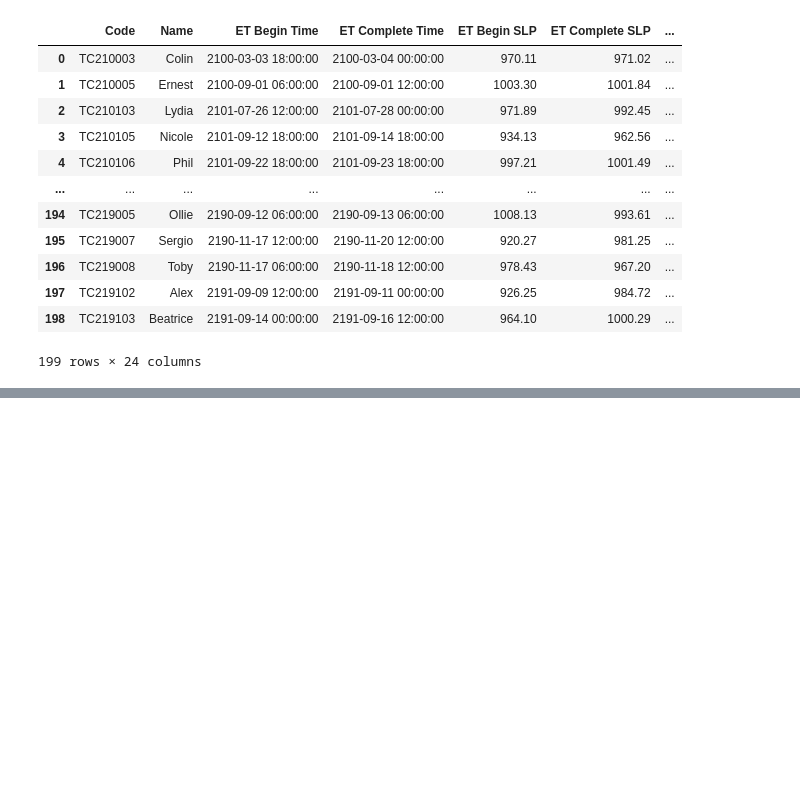
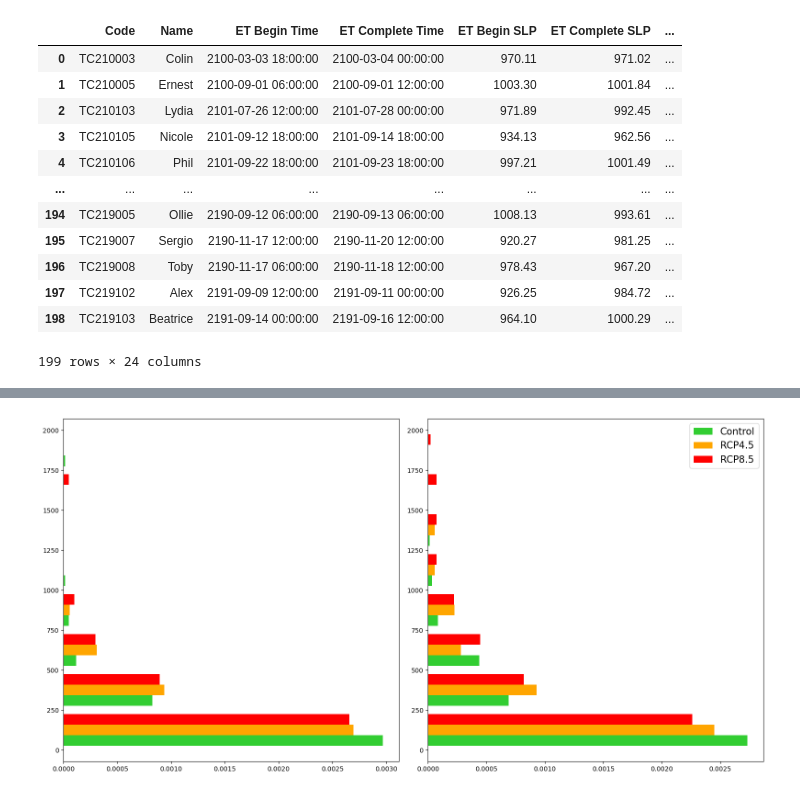
Before and after one commit to Luigi728/ExtraTrack_Github, a Jupyter notebook: RCP_Analysis/RCP_Analysis_V6.7.2.ipynb, the cells around one changed output, grey strips where cells are left out. Saved outputs shown, nothing was run; the diff lists cells and outputs as text; code cells hidden in the pictures; blank space fills up the shorter version.

```diff
--- a/RCP_Analysis/RCP_Analysis_V6.7.2.ipynb
+++ b/RCP_Analysis/RCP_Analysis_V6.7.2.ipynb
@@ -434,0 +521,5 @@ RCP85_ET_Compo
+# %%
+ET_Compo_Histogram(Control_ET_Compo_Subset, RCP45_ET_Compo_Subset, RCP85_ET_Compo_Subset, \
+"25m/s", True, 'horizontal', Create_Bins(0,2000,250), False, '')
+# %% [output]
+[figure, added]
```
Also changed, not shown: parts of 12 cells of this notebook, 6 other files.
